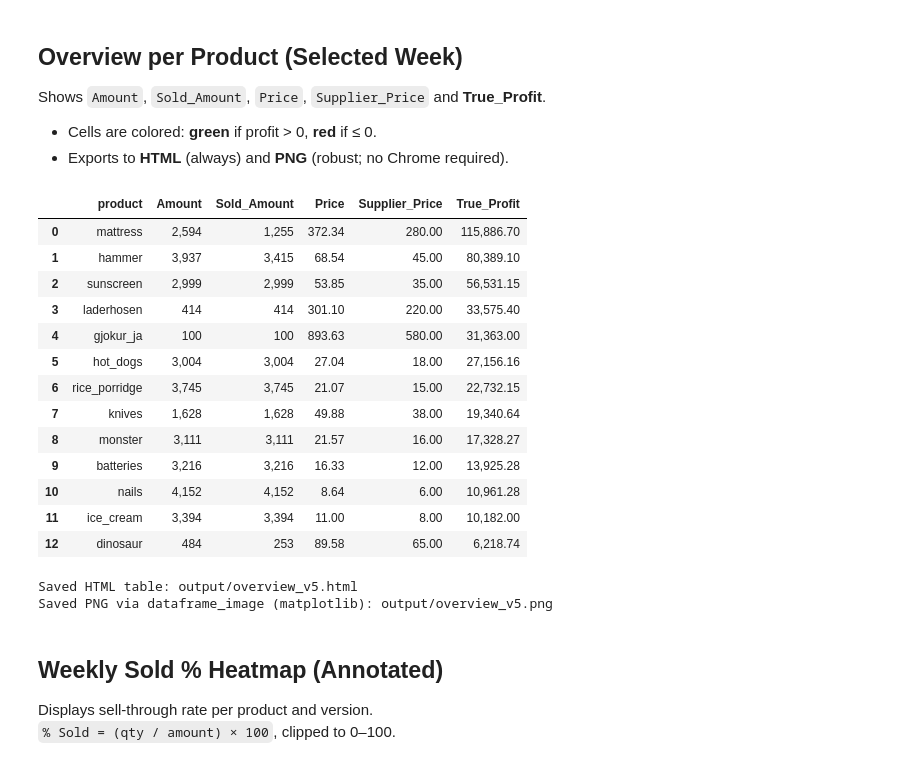
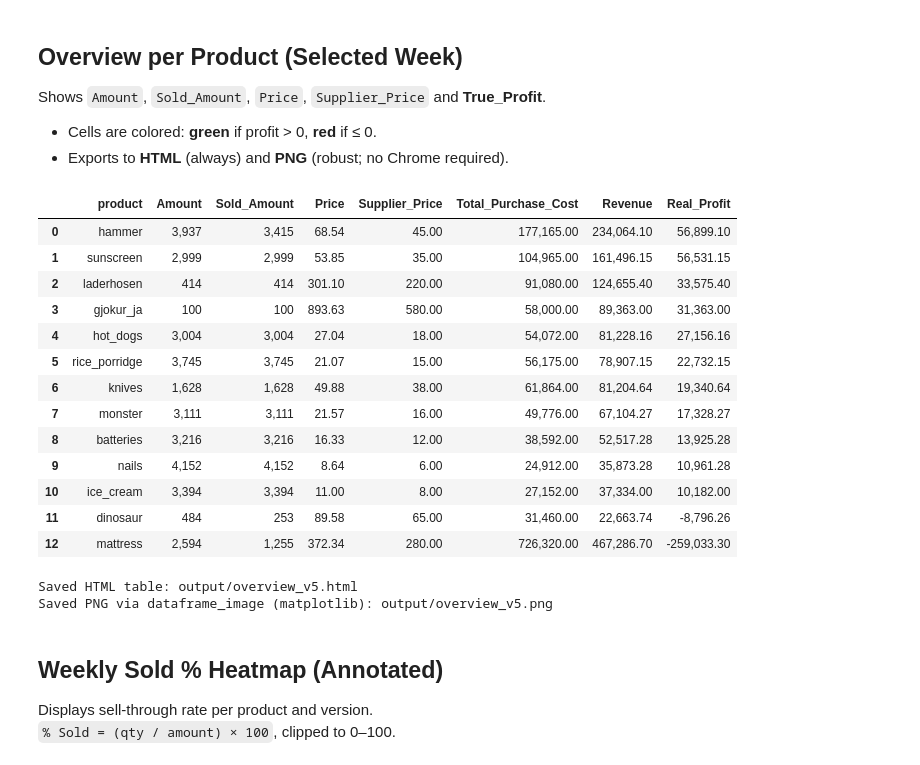
Before and after one commit to MaxEcks/IKT110_eckstein, a Jupyter notebook: portfolio/consulting/analysis.ipynb, the cells around one changed output. Cells and saved outputs as stored; diff of their text form; code cells hidden in the pictures.

```diff
--- a/portfolio/consulting/analysis.ipynb
+++ b/portfolio/consulting/analysis.ipynb
@@ -187,9 +187,10 @@ cur = (md[md["version"]==V_SHOW]
             Price=("price","mean"),
             Supplier_Price=("supplier_price","mean")))
 
-# "True_Profit" = per-product profit (price - supplier) * sold
-cur["True_Profit"] = (cur["Price"] - cur["Supplier_Price"]) * cur["Sold_Amount"]
-cur = cur.sort_values("True_Profit", ascending=False).reset_index(drop=True)
+cur["Total_Purchase_Cost"] = cur["Supplier_Price"] * cur["Amount"]  # cost of all purchased units
+cur["Revenue"] = cur["Price"] * cur["Sold_Amount"]                  # actual sales revenue
+cur["Real_Profit"] = cur["Revenue"] - cur["Total_Purchase_Cost"]    # includes unsold stock cost
+cur = cur.sort_values("Real_Profit", ascending=False).reset_index(drop=True)
 
 # --- Color helpers (diverging red↔green around 0) ---------------------------
 def _hex_to_rgb(h):
@@ -231,8 +232,10 @@ styled = (cur.style
                    "Sold_Amount":"{:,.0f}",
                    "Price":"{:.2f}",
                    "Supplier_Price":"{:.2f}",
-                   "True_Profit":"{:,.2f}"})
-          .apply(_diverging_color_list, subset=["True_Profit"])
+                   "Total_Purchase_Cost":"{:,.2f}",
+                   "Revenue":"{:,.2f}",
+                   "Real_Profit":"{:,.2f}"})
+          .apply(_diverging_color_list, subset=["Real_Profit"])
          )
 
 display(styled)
@@ -253,11 +256,13 @@ def _format_df_for_png(df: pd.DataFrame) -> pd.DataFrame:
     df2["Sold_Amount"]    = df2["Sold_Amount"].map("{:,.0f}".format)
     df2["Price"]          = df2["Price"].map("{:.2f}".format)
     df2["Supplier_Price"] = df2["Supplier_Price"].map("{:.2f}".format)
-    df2["True_Profit"]    = df2["True_Profit"].map("{:.2f}".format)
+    df2["Total_Purchase_Cost"] = df2["Total_Purchase_Cost"].map("{:.2f}".format)
+    df2["Revenue"]        = df2["Revenue"].map("{:.2f}".format)
+    df2["Real_Profit"]    = df2["Real_Profit"].map("{:.2f}".format)
     return df2
 
 # Precompute exact colors for PNG fallback (to match Styler)
-profit_colors = _diverging_color_list(cur["True_Profit"])
+profit_colors = _diverging_color_list(cur["Real_Profit"])
 profit_colors_hex = [c.split(": ")[1] for c in profit_colors]  # extract "#xxxxxx"
 
 try:
@@ -267,49 +272,49 @@ try:
 except Exception as e:
     print("dataframe_image failed, fallback to pure Matplotlib…", e)
     from matplotlib import colors as mcolors
     df_fmt = _format_df_for_png(cur)
     cols   = list(df_fmt.columns)
     values = df_fmt.values.tolist()
 
     n_rows, n_cols = len(df_fmt), len(cols)
     fig_w = min(16, 1.2 * n_cols + 4)
     fig_h = max(2.5, 0.42 * n_rows + 1.5)
 
     fig, ax = plt.subplots(figsize=(fig_w, fig_h))
     ax.axis("off")
     tbl = ax.table(cellText=values, colLabels=cols, cellLoc="center", loc="center")
     tbl.auto_set_font_size(False); tbl.set_fontsize(9); tbl.scale(1.0, 1.2)
 
     # Header style
     for (r,c), cell in tbl.get_celld().items():
         if r == 0:
             cell.set_text_props(weight="bold", color="black")
             cell.set_facecolor("#f2f2f2")
 
-    # Apply diverging shades to the True_Profit column
-    tp_idx = cols.index("True_Profit")
+    # Apply diverging shades to the Real_Profit column
+    tp_idx = cols.index("Real_Profit")
     for i in range(n_rows):
         tbl[i+1, tp_idx].set_facecolor(profit_colors_hex[i])
 
     plt.tight_layout()
     fig.savefig(png_path, dpi=300, bbox_inches="tight")
     plt.close(fig)
     print("Saved PNG via pure Matplotlib:", png_path)
 # %% [output]
-|  | product | Amount | Sold_Amount | Price | Supplier_Price | True_Profit |
-| 0 | mattress | 2,594 | 1,255 | 372.34 | 280.00 | 115,886.70 |
-| 1 | hammer | 3,937 | 3,415 | 68.54 | 45.00 | 80,389.10 |
-| 2 | sunscreen | 2,999 | 2,999 | 53.85 | 35.00 | 56,531.15 |
-| 3 | laderhosen | 414 | 414 | 301.10 | 220.00 | 33,575.40 |
-| 4 | gjokur_ja | 100 | 100 | 893.63 | 580.00 | 31,363.00 |
-| 5 | hot_dogs | 3,004 | 3,004 | 27.04 | 18.00 | 27,156.16 |
-| 6 | rice_porridge | 3,745 | 3,745 | 21.07 | 15.00 | 22,732.15 |
-| 7 | knives | 1,628 | 1,628 | 49.88 | 38.00 | 19,340.64 |
-| 8 | monster | 3,111 | 3,111 | 21.57 | 16.00 | 17,328.27 |
-| 9 | batteries | 3,216 | 3,216 | 16.33 | 12.00 | 13,925.28 |
-| 10 | nails | 4,152 | 4,152 | 8.64 | 6.00 | 10,961.28 |
-| 11 | ice_cream | 3,394 | 3,394 | 11.00 | 8.00 | 10,182.00 |
-| 12 | dinosaur | 484 | 253 | 89.58 | 65.00 | 6,218.74 |
+|  | product | Amount | Sold_Amount | Price | Supplier_Price | Total_Purchase_Cost | Revenue | Real_Profit |
+| 0 | hammer | 3,937 | 3,415 | 68.54 | 45.00 | 177,165.00 | 234,064.10 | 56,899.10 |
+| 1 | sunscreen | 2,999 | 2,999 | 53.85 | 35.00 | 104,965.00 | 161,496.15 | 56,531.15 |
+| 2 | laderhosen | 414 | 414 | 301.10 | 220.00 | 91,080.00 | 124,655.40 | 33,575.40 |
+| 3 | gjokur_ja | 100 | 100 | 893.63 | 580.00 | 58,000.00 | 89,363.00 | 31,363.00 |
+| 4 | hot_dogs | 3,004 | 3,004 | 27.04 | 18.00 | 54,072.00 | 81,228.16 | 27,156.16 |
+| 5 | rice_porridge | 3,745 | 3,745 | 21.07 | 15.00 | 56,175.00 | 78,907.15 | 22,732.15 |
+| 6 | knives | 1,628 | 1,628 | 49.88 | 38.00 | 61,864.00 | 81,204.64 | 19,340.64 |
+| 7 | monster | 3,111 | 3,111 | 21.57 | 16.00 | 49,776.00 | 67,104.27 | 17,328.27 |
+| 8 | batteries | 3,216 | 3,216 | 16.33 | 12.00 | 38,592.00 | 52,517.28 | 13,925.28 |
+| 9 | nails | 4,152 | 4,152 | 8.64 | 6.00 | 24,912.00 | 35,873.28 | 10,961.28 |
+| 10 | ice_cream | 3,394 | 3,394 | 11.00 | 8.00 | 27,152.00 | 37,334.00 | 10,182.00 |
+| 11 | dinosaur | 484 | 253 | 89.58 | 65.00 | 31,460.00 | 22,663.74 | -8,796.26 |
+| 12 | mattress | 2,594 | 1,255 | 372.34 | 280.00 | 726,320.00 | 467,286.70 | -259,033.30 |
 Saved HTML table: output/overview_v5.html
 Saved PNG via dataframe_image (matplotlib): output/overview_v5.png
 # %% [markdown]
```
